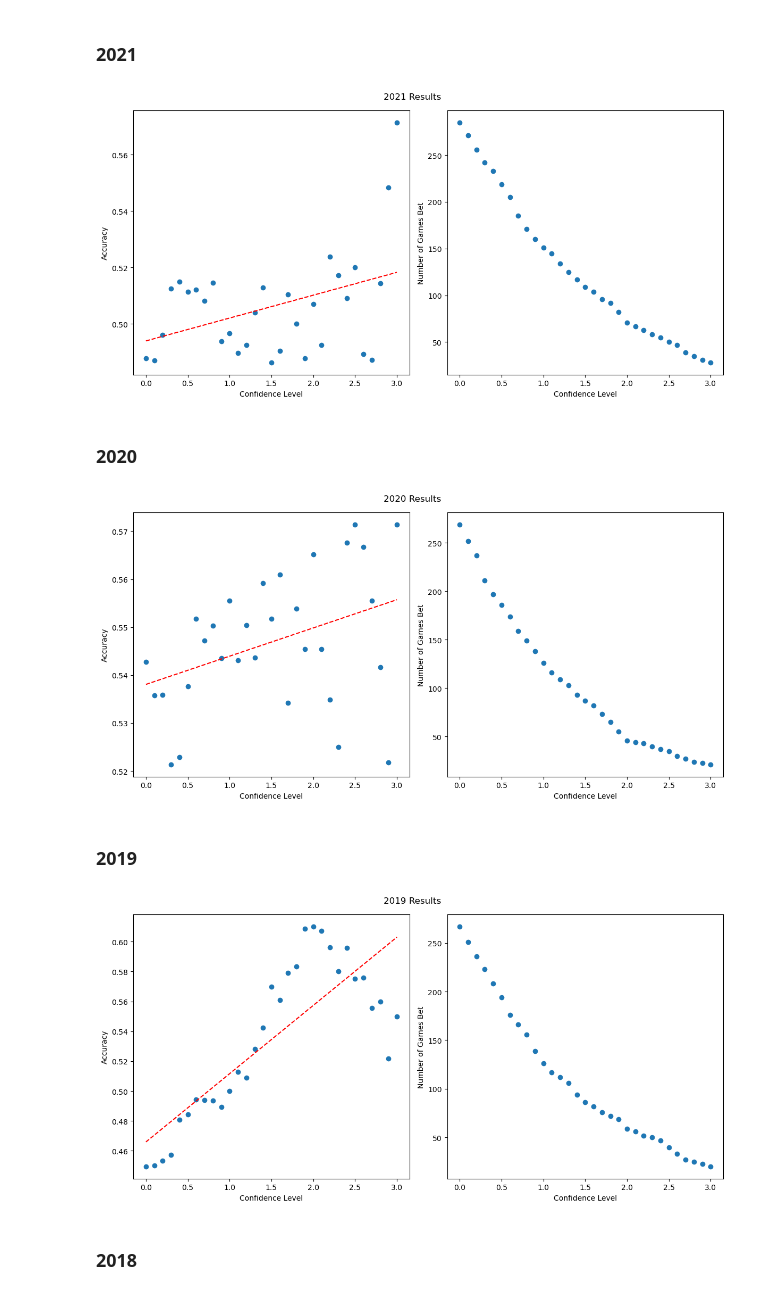
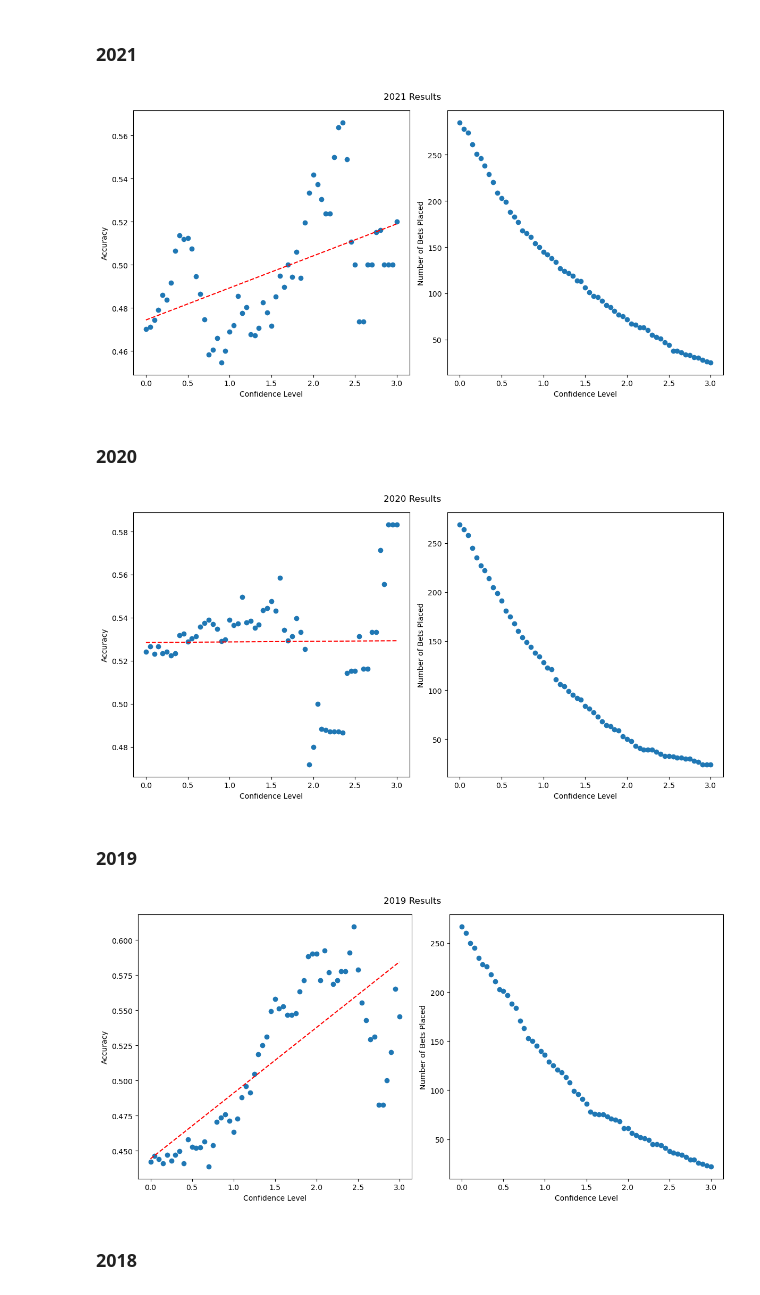
Before and after one commit to iggysiegel/NFL, a Jupyter notebook: Modeling.ipynb, the cells around one changed output. Drawn from its saved outputs; the diff is of its cells as text; code cells hidden in the pictures.

```diff
--- a/Modeling.ipynb
+++ b/Modeling.ipynb
@@ -443,10 +443,10 @@ train_data_2022, test_data_2022, model_2022 = main(
     shapley = True
 )
 
-res = []
-for i in np.arange(0, 3.1, 0.1):
+res_2022 = []
+for i in np.arange(0.0, 3.05, 0.05):
     accuracy, num_games = betting_simulation(train_data_2022, test_data_2022, i)
-    res.append((i, accuracy, num_games))
+    res_2022.append((i, accuracy, num_games))
 # %%
 plt.figure(figsize = (12, 6))
 plt.subplot(1, 2, 1)
@@ -487,15 +487,15 @@ train_data_2021, test_data_2021, model_2021 = main(
     shapley = True
 )
 
-res = []
-for i in np.arange(0, 3.1, 0.1):
+res_2021 = []
+for i in np.arange(0.0, 3.05, 0.05):
     accuracy, num_games = betting_simulation(train_data_2021, test_data_2021, i)
-    res.append((i, accuracy, num_games))
+    res_2021.append((i, accuracy, num_games))
 # %%
 plt.figure(figsize = (12, 6))
 plt.subplot(1, 2, 1)
-x_vals = [x[0] for x in res]
-y_vals = [x[1] for x in res]
+x_vals = [x[0] for x in res_2021]
+y_vals = [x[1] for x in res_2021]
 plt.scatter(x_vals, y_vals)
 plt.xlabel("Confidence Level")
 plt.ylabel("Accuracy")
@@ -503,16 +503,16 @@ coeffs = np.polyfit(x_vals, y_vals, 1)
 plt.plot(x_vals, np.poly1d(coeffs)(x_vals), color = "red", linestyle = "--")
 
 plt.subplot(1, 2, 2)
-y_vals2 = [x[2] for x in res]
+y_vals2 = [x[2] for x in res_2021]
 plt.scatter(x_vals, y_vals2)
 plt.xlabel("Confidence Level")
-plt.ylabel("Number of Games Bet")
+plt.ylabel("Number of Bets Placed")
 
 plt.suptitle("2021 Results")
 plt.tight_layout()
 plt.show()
 # %% [output]
-[figure, old version]
+[figure, new version]
 # %% [markdown]
 ### 2020
 # %%
@@ -531,15 +531,15 @@ train_data_2020, test_data_2020, model_2020 = main(
     shapley = True
 )
 
-res = []
-for i in np.arange(0, 3.1, 0.1):
+res_2020 = []
+for i in np.arange(0.0, 3.05, 0.05):
     accuracy, num_games = betting_simulation(train_data_2020, test_data_2020, i)
-    res.append((i, accuracy, num_games))
+    res_2020.append((i, accuracy, num_games))
 # %%
 plt.figure(figsize = (12, 6))
 plt.subplot(1, 2, 1)
-x_vals = [x[0] for x in res]
-y_vals = [x[1] for x in res]
+x_vals = [x[0] for x in res_2020]
+y_vals = [x[1] for x in res_2020]
 plt.scatter(x_vals, y_vals)
 plt.xlabel("Confidence Level")
 plt.ylabel("Accuracy")
@@ -547,16 +547,16 @@ coeffs = np.polyfit(x_vals, y_vals, 1)
 plt.plot(x_vals, np.poly1d(coeffs)(x_vals), color = "red", linestyle = "--")
 
 plt.subplot(1, 2, 2)
-y_vals2 = [x[2] for x in res]
+y_vals2 = [x[2] for x in res_2020]
 plt.scatter(x_vals, y_vals2)
 plt.xlabel("Confidence Level")
-plt.ylabel("Number of Games Bet")
+plt.ylabel("Number of Bets Placed")
 
 plt.suptitle("2020 Results")
 plt.tight_layout()
 plt.show()
 # %% [output]
-[figure, old version]
+[figure, new version]
 # %% [markdown]
 ### 2019
 # %%
@@ -575,32 +575,32 @@ train_data_2019, test_data_2019, model_2019 = main(
     shapley = True
 )
 
-res = []
-for i in np.arange(0, 3.1, 0.1):
+res_2019 = []
+for i in np.arange(0.0, 3.05, 0.05):
     accuracy, num_games = betting_simulation(train_data_2019, test_data_2019, i)
-    res.append((i, accuracy, num_games))
+    res_2019.append((i, accuracy, num_games))
 # %%
 plt.figure(figsize = (12, 6))
 plt.subplot(1, 2, 1)
-x_vals = [x[0] for x in res]
-y_vals = [x[1] for x in res]
+x_vals = [x[0] for x in res_2019]
+y_vals = [x[1] for x in res_2019]
 plt.scatter(x_vals, y_vals)
 plt.xlabel("Confidence Level")
 plt.ylabel("Accuracy")
 coeffs = np.polyfit(x_vals, y_vals, 1)
 plt.plot(x_vals, np.poly1d(coeffs)(x_vals), color = "red", linestyle = "--")
 
 plt.subplot(1, 2, 2)
-y_vals2 = [x[2] for x in res]
+y_vals2 = [x[2] for x in res_2019]
 plt.scatter(x_vals, y_vals2)
 plt.xlabel("Confidence Level")
-plt.ylabel("Number of Games Bet")
+plt.ylabel("Number of Bets Placed")
 
 plt.suptitle("2019 Results")
 plt.tight_layout()
 plt.show()
 # %% [output]
-[figure, old version]
+[figure, new version]
 # %% [markdown]
 ### 2018
 # %%
```
Also changed, not shown: parts of 10 cells of this notebook.
